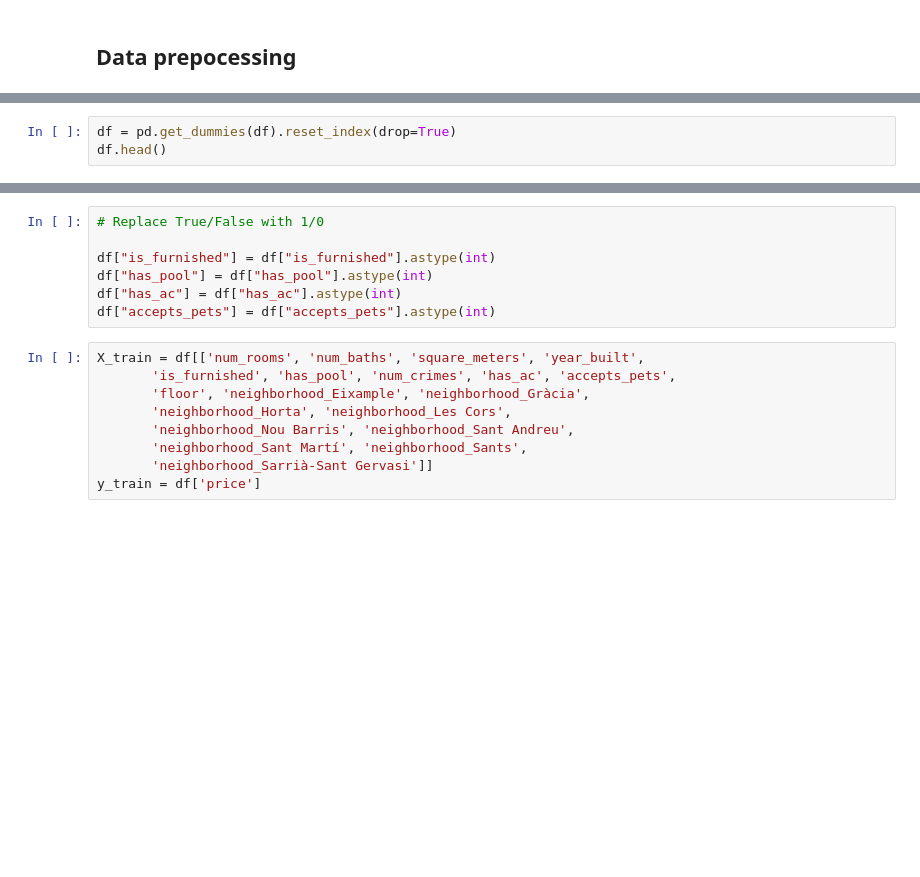
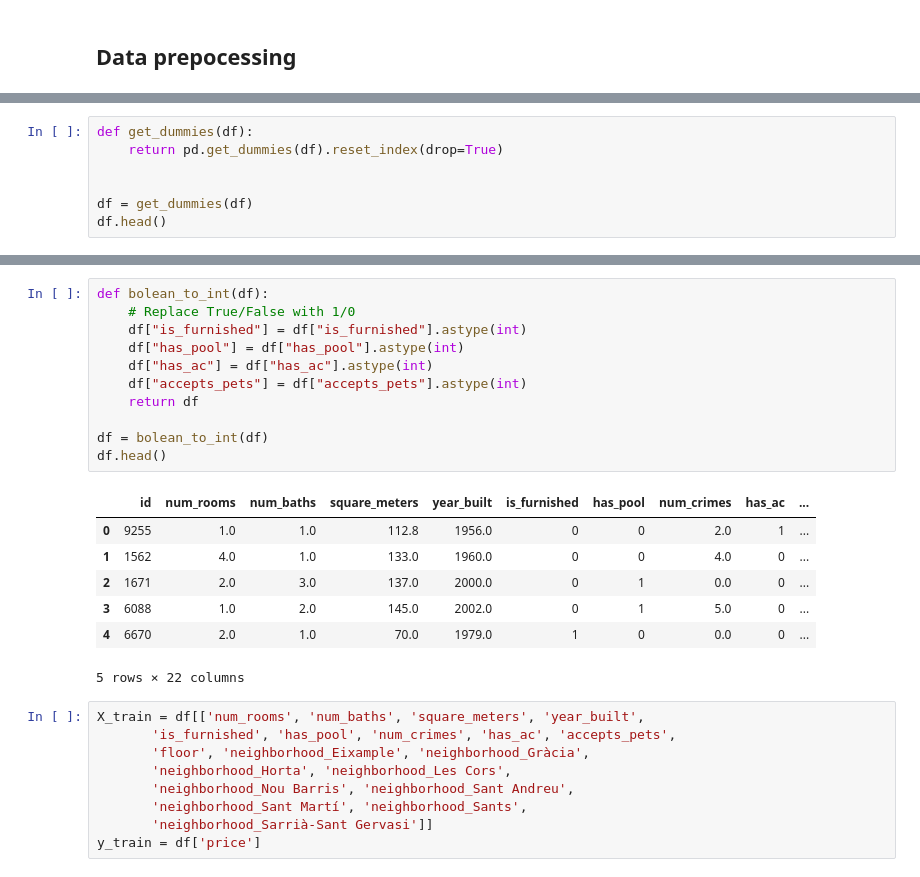
Before and after one commit to viktoriia-yuzkiv/Predicting-Apartment-Prices-in-Barcelona, a Jupyter notebook: Predicting Apartment Prices in Barcelona 2023.ipynb, the cells around one changed output, grey strips where cells are left out. Drawn from its saved outputs; the diff is of its cells as text; blank space fills up the shorter version.

```diff
--- a/Predicting Apartment Prices in Barcelona 2023.ipynb
+++ b/Predicting Apartment Prices in Barcelona 2023.ipynb
@@ -335,6 +349,10 @@ True     1101.770270
 Name: price, dtype: float64
 # %%
-df = pd.get_dummies(df).reset_index(drop=True)
+def get_dummies(df):
+    return pd.get_dummies(df).reset_index(drop=True)
+
+
+df = get_dummies(df)
 df.head()
 # %% [output]
 |  | id | num_rooms | num_baths | square_meters | year_built | is_furnished | has_pool | num_crimes | has_ac | ... |
@@ -346,11 +364,23 @@ df.head()
 5 rows × 22 columns
 # %%
-# Replace True/False with 1/0
+def bolean_to_int(df):
+    # Replace True/False with 1/0
+    df["is_furnished"] = df["is_furnished"].astype(int)
+    df["has_pool"] = df["has_pool"].astype(int)
+    df["has_ac"] = df["has_ac"].astype(int)
+    df["accepts_pets"] = df["accepts_pets"].astype(int)
+    return df
 
-df["is_furnished"] = df["is_furnished"].astype(int)
-df["has_pool"] = df["has_pool"].astype(int)
-df["has_ac"] = df["has_ac"].astype(int)
-df["accepts_pets"] = df["accepts_pets"].astype(int)
+df = bolean_to_int(df)
+df.head()
+# %% [output]
+|  | id | num_rooms | num_baths | square_meters | year_built | is_furnished | has_pool | num_crimes | has_ac | ... |
+| 0 | 9255 | 1.0 | 1.0 | 112.8 | 1956.0 | 0 | 0 | 2.0 | 1 | ... |
+| 1 | 1562 | 4.0 | 1.0 | 133.0 | 1960.0 | 0 | 0 | 4.0 | 0 | ... |
+| 2 | 1671 | 2.0 | 3.0 | 137.0 | 2000.0 | 0 | 1 | 0.0 | 0 | ... |
+| 3 | 6088 | 1.0 | 2.0 | 145.0 | 2002.0 | 0 | 1 | 5.0 | 0 | ... |
+| 4 | 6670 | 2.0 | 1.0 | 70.0 | 1979.0 | 1 | 0 | 0.0 | 0 | ... |
+5 rows × 22 columns
 # %%
 X_train = df[['num_rooms', 'num_baths', 'square_meters', 'year_built',
        'is_furnished', 'has_pool', 'num_crimes', 'has_ac', 'accepts_pets',
```
Also changed, not shown: parts of 20 cells of this notebook.
